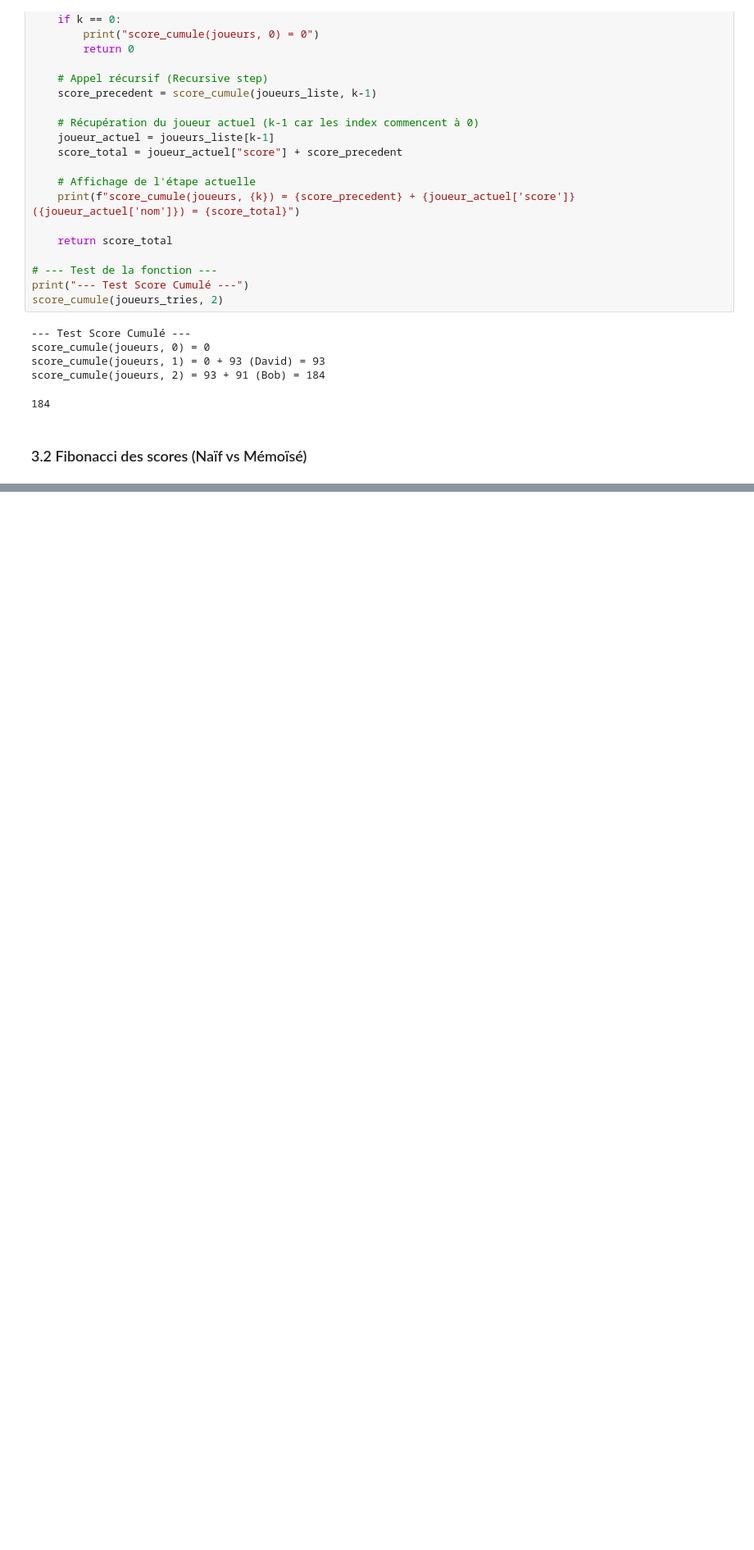
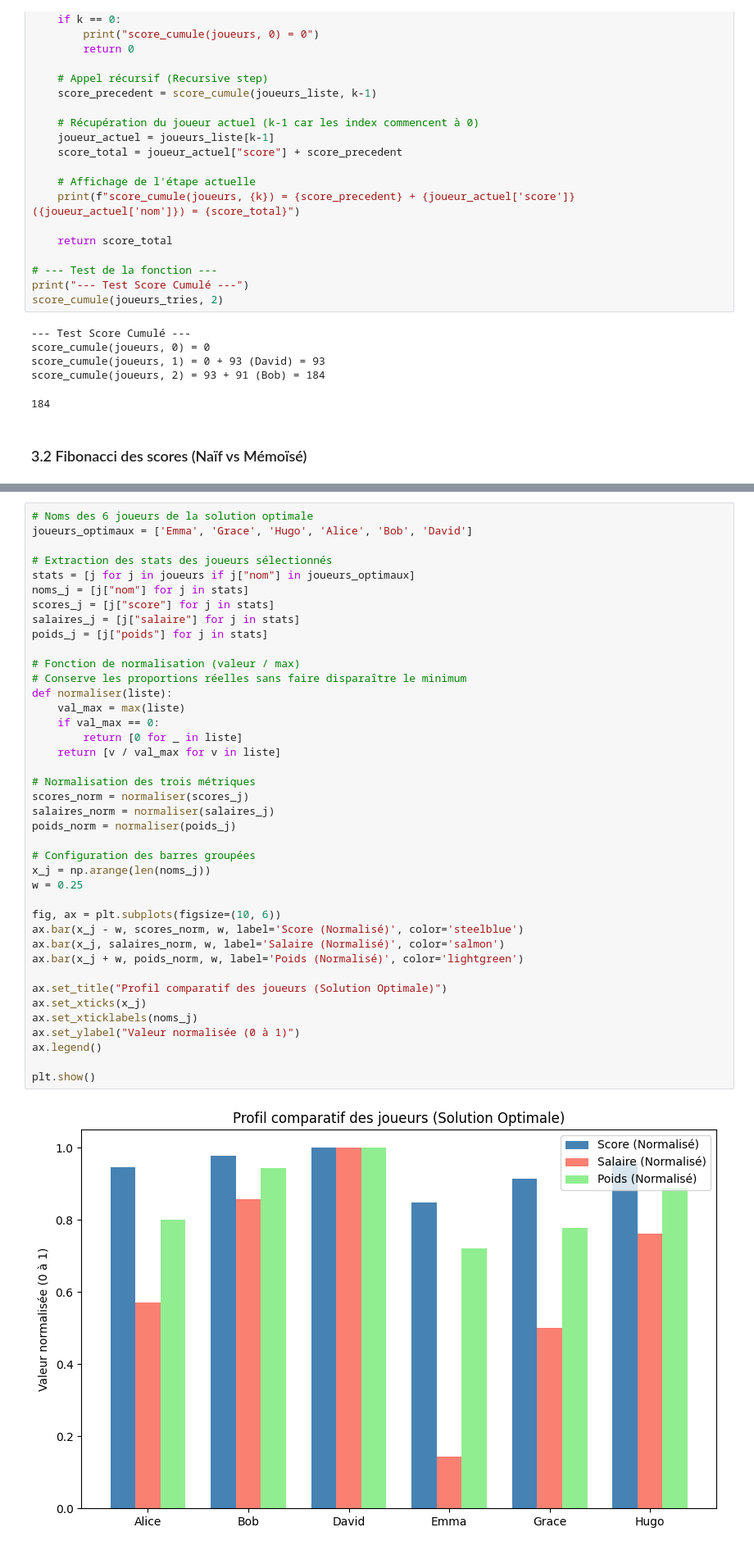
Before and after one commit to rauf-mifteev/Ahuntsic_AI_Optimization, a Jupyter notebook: AI_TP_2.ipynb, the cells around one changed output, grey strips where cells are left out. Shown at 82% size. Saved outputs shown, nothing was run; the diff lists cells and outputs as text; blank space fills up the shorter version.

```diff
--- a/AI_TP_2.ipynb
+++ b/AI_TP_2.ipynb
@@ -256,0 +426,42 @@ Temps mémoïsé: 0.000164s
+# %%
+# Noms des 6 joueurs de la solution optimale
+joueurs_optimaux = ['Emma', 'Grace', 'Hugo', 'Alice', 'Bob', 'David']
+
+# Extraction des stats des joueurs sélectionnés
+stats = [j for j in joueurs if j["nom"] in joueurs_optimaux]
+noms_j = [j["nom"] for j in stats]
+scores_j = [j["score"] for j in stats]
+salaires_j = [j["salaire"] for j in stats]
+poids_j = [j["poids"] for j in stats]
+
+# Fonction de normalisation (valeur / max)
+# Conserve les proportions réelles sans faire disparaître le minimum
+def normaliser(liste):
+    val_max = max(liste)
+    if val_max == 0:
+        return [0 for _ in liste]
+    return [v / val_max for v in liste]
+
+# Normalisation des trois métriques
+scores_norm = normaliser(scores_j)
+salaires_norm = normaliser(salaires_j)
+poids_norm = normaliser(poids_j)
+
+# Configuration des barres groupées
+x_j = np.arange(len(noms_j))
+w = 0.25
+
+fig, ax = plt.subplots(figsize=(10, 6))
+ax.bar(x_j - w, scores_norm, w, label='Score (Normalisé)', color='steelblue')
+ax.bar(x_j, salaires_norm, w, label='Salaire (Normalisé)', color='salmon')
+ax.bar(x_j + w, poids_norm, w, label='Poids (Normalisé)', color='lightgreen')
+
+ax.set_title("Profil comparatif des joueurs (Solution Optimale)")
+ax.set_xticks(x_j)
+ax.set_xticklabels(noms_j)
+ax.set_ylabel("Valeur normalisée (0 à 1)")
+ax.legend()
+
+plt.show()
+# %% [output]
+[figure, added]
```
Also changed, not shown: parts of 13 cells of this notebook.
